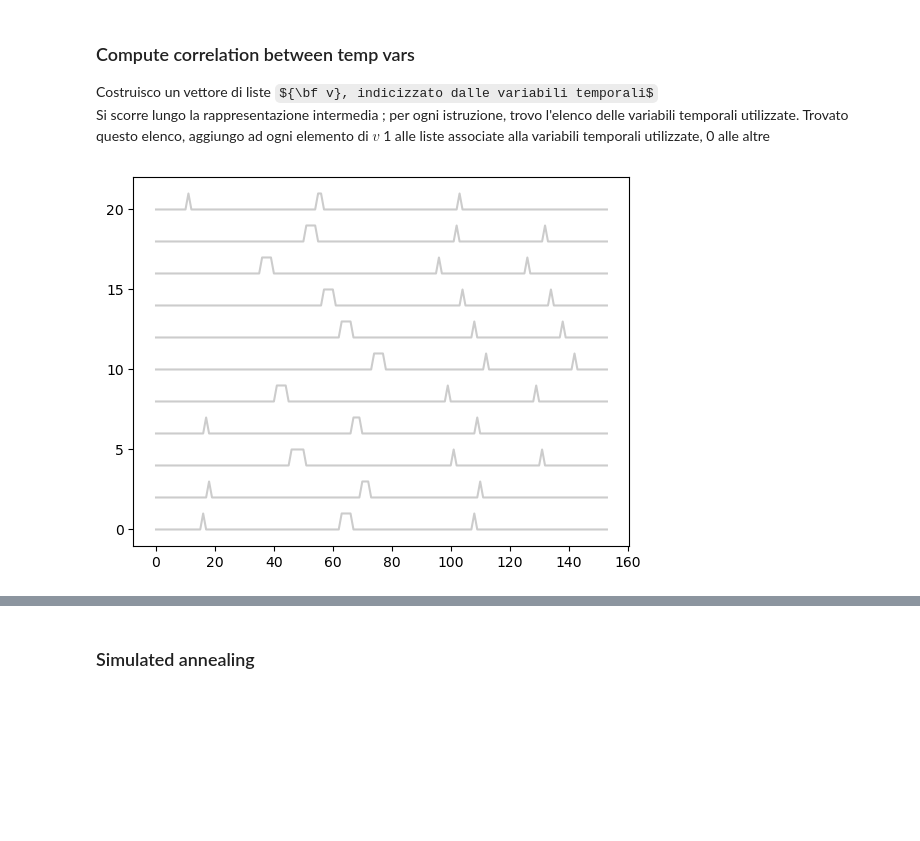
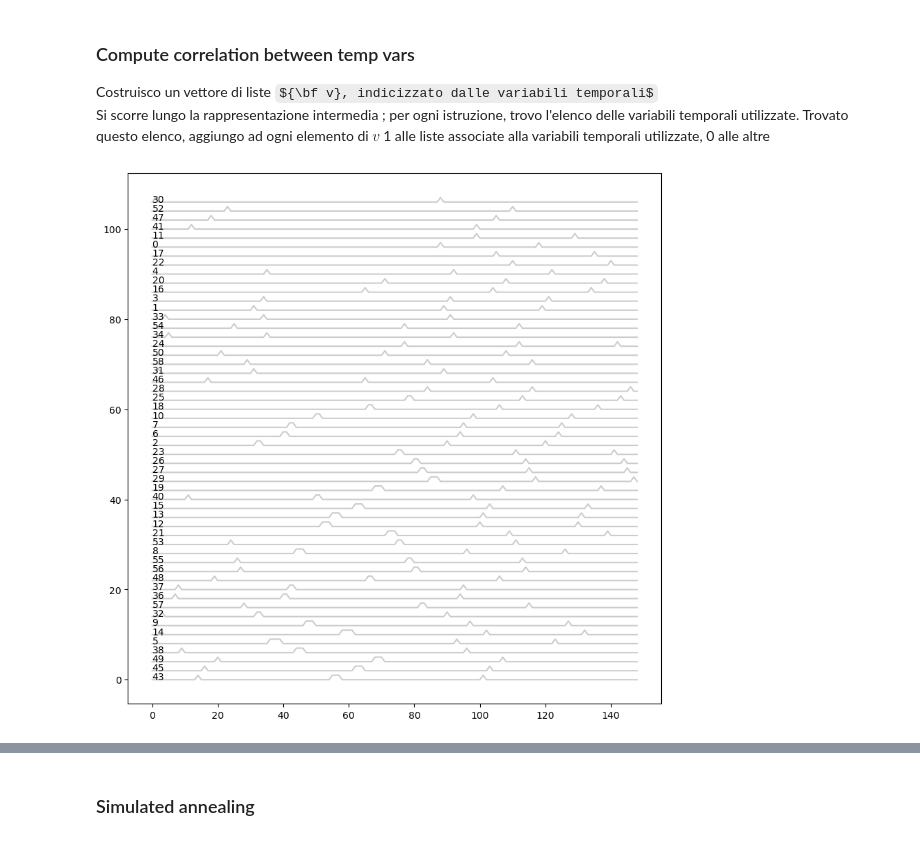
Before and after one commit to nncm-xbc/onnxmlir-pim-sparsify, a Jupyter notebook: Delivery.ipynb, the cells around one changed output, grey strips where cells are left out. Cells and saved outputs as stored; diff of their text form; code cells hidden in the pictures; some formulas as TeX source; blank space fills up the shorter version.

```diff
--- a/Delivery.ipynb
+++ b/Delivery.ipynb
@@ -434,33 +434,33 @@ def correlation_between_temps(ir, register_allocation_output):
     curr_register_allocation_output = 0
     all_temp_variables = []
 
     for ir_instruction in ir:
         if(ir_instruction.id == "COMMENT"):
             if(ir_instruction.sons[0].id == "START"):
                 signals_per_block.append({})
                 all_temp_variables = register_allocation_output[curr_register_allocation_output][
                     register_allocation_output[curr_register_allocation_output][:,1] == "memory"
                 ][:,0]
                 for t in all_temp_variables:
                     signals_per_block[-1][t] = list()
 
                 curr_register_allocation_output += 1
 
         unrolled_ir = ir_instruction.flatten()
         temp_used   = list()
 
         for u,val in zip(unrolled_ir[:-1],unrolled_ir[1:]):
             if u == "TEMP":
                 temp_used.append(val)
         add_tick(signals_per_block, np.intersect1d( temp_used,all_temp_variables) , all_temp_variables)
     return signals_per_block
 
 stats = most_used_register(intermediate_representation)
 RA_data = register_allocation(stats,["A","B","C","D","E","F"])
 signals = correlation_between_temps(intermediate_representation, RA_data)
+plt.figure(figsize=(10,10))
 for i,s in enumerate(signals[0]):
-    if i > 10:
-        break
+    plt.annotate(s,(0,2 * i))
     plt.plot(np.array(signals[0][s]) + 2 * i, color = 'black' , alpha = 0.2,)
 # %% [output]
-[figure, old version]
+[figure, new version]
```
Also changed, not shown: parts of 7 cells of this notebook.
